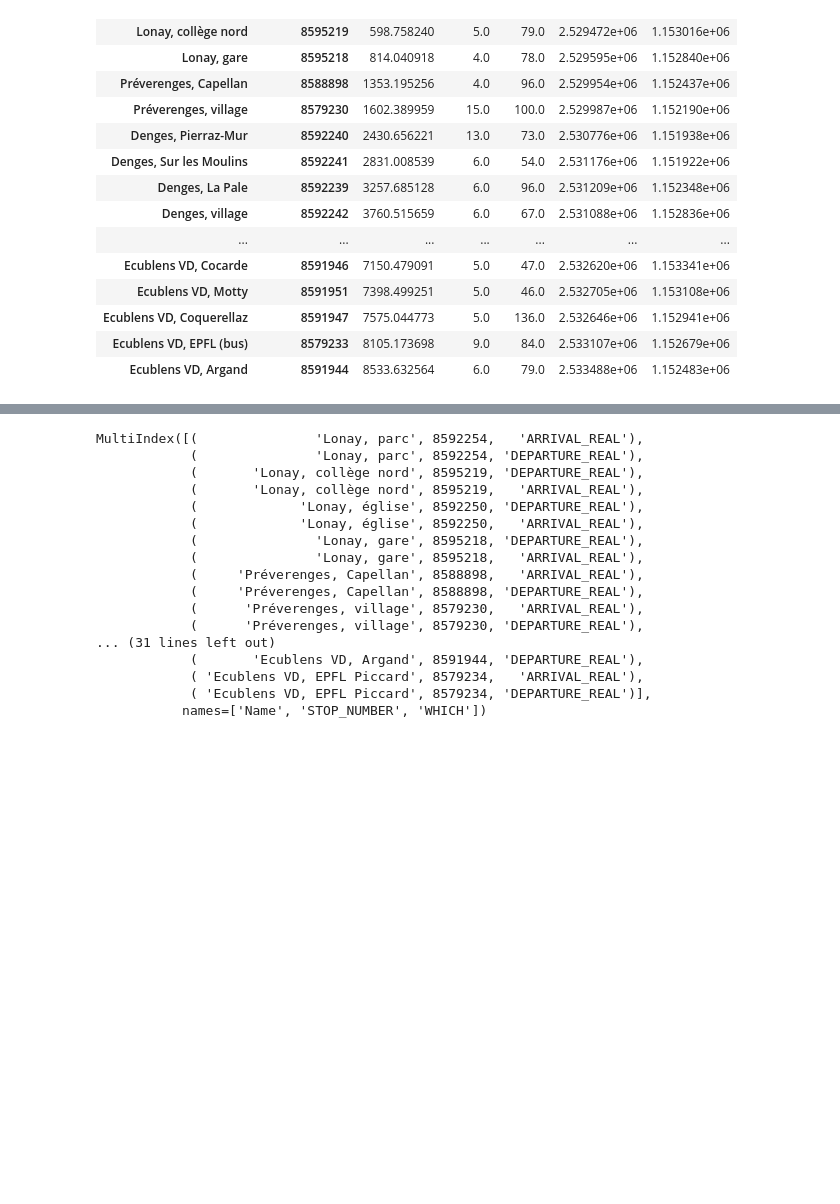
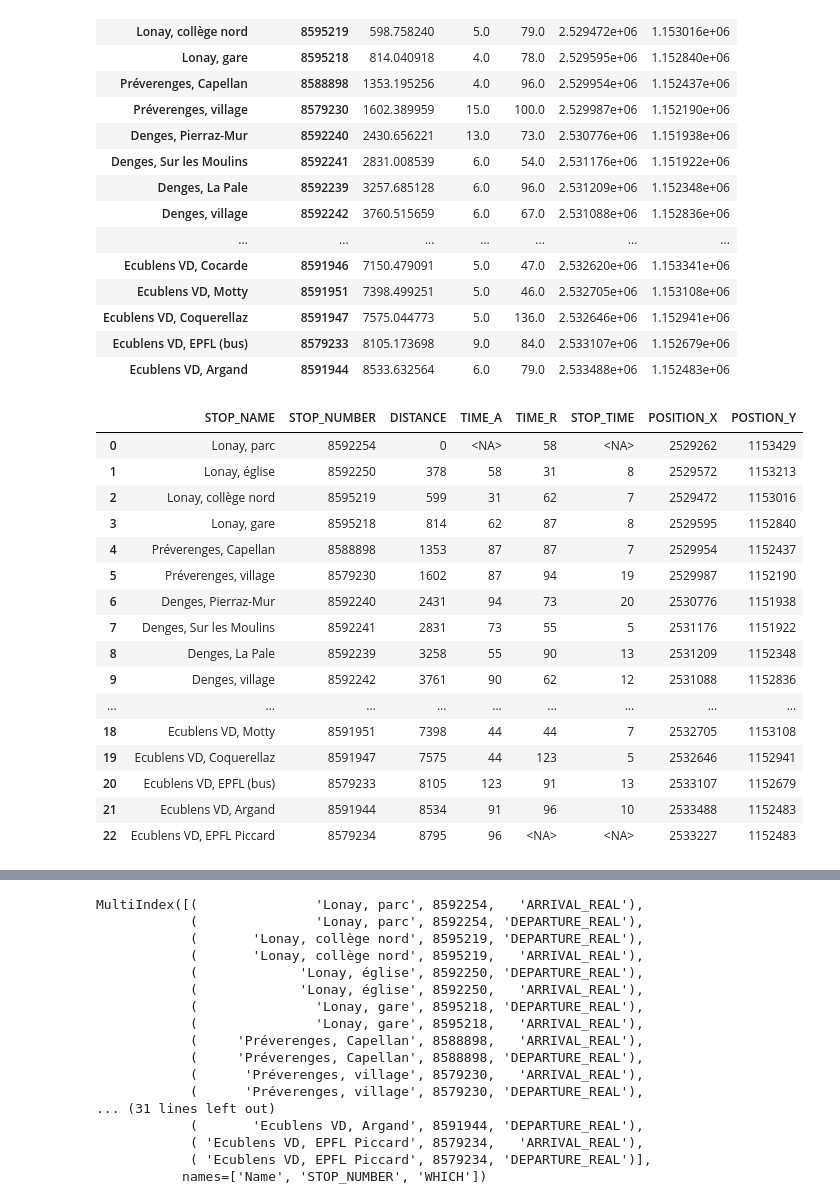
Before and after one commit to merlebleue/DRONES-AND-BUS, a Jupyter notebook: demo.ipynb, the cells around one changed output, grey strips where cells are left out. Cells and saved outputs as stored; diff of their text form; code cells hidden in the pictures; blank space fills up the shorter version.

```diff
--- a/demo.ipynb
+++ b/demo.ipynb
@@ -52,0 +200,22 @@ df.loc[(slice(None), slice(None), "DEPARTURE_REAL")]
+# %%
+path = ecublens.path_join("TP_Simple", f"{705}_real.csv")
+df = pd.read_csv(path).convert_dtypes()
+df
+# %% [output]
+|  | STOP_NAME | STOP_NUMBER | DISTANCE | TIME_A | TIME_R | STOP_TIME | POSITION_X | POSTION_Y |
+| 0 | Lonay, parc | 8592254 | 0 | <NA> | 58 | <NA> | 2529262 | 1153429 |
+| 1 | Lonay, église | 8592250 | 378 | 58 | 31 | 8 | 2529572 | 1153213 |
+| 2 | Lonay, collège nord | 8595219 | 599 | 31 | 62 | 7 | 2529472 | 1153016 |
+| 3 | Lonay, gare | 8595218 | 814 | 62 | 87 | 8 | 2529595 | 1152840 |
+| 4 | Préverenges, Capellan | 8588898 | 1353 | 87 | 87 | 7 | 2529954 | 1152437 |
+| 5 | Préverenges, village | 8579230 | 1602 | 87 | 94 | 19 | 2529987 | 1152190 |
+| 6 | Denges, Pierraz-Mur | 8592240 | 2431 | 94 | 73 | 20 | 2530776 | 1151938 |
+| 7 | Denges, Sur les Moulins | 8592241 | 2831 | 73 | 55 | 5 | 2531176 | 1151922 |
+| 8 | Denges, La Pale | 8592239 | 3258 | 55 | 90 | 13 | 2531209 | 1152348 |
+| 9 | Denges, village | 8592242 | 3761 | 90 | 62 | 12 | 2531088 | 1152836 |
+| ... | ... | ... | ... | ... | ... | ... | ... | ... |
+| 18 | Ecublens VD, Motty | 8591951 | 7398 | 44 | 44 | 7 | 2532705 | 1153108 |
+| 19 | Ecublens VD, Coquerellaz | 8591947 | 7575 | 44 | 123 | 5 | 2532646 | 1152941 |
+| 20 | Ecublens VD, EPFL (bus) | 8579233 | 8105 | 123 | 91 | 13 | 2533107 | 1152679 |
+| 21 | Ecublens VD, Argand | 8591944 | 8534 | 91 | 96 | 10 | 2533488 | 1152483 |
+| 22 | Ecublens VD, EPFL Piccard | 8579234 | 8795 | 96 | <NA> | <NA> | 2533227 | 1152483 |
```
Also changed, not shown: parts of 9 cells of this notebook, 56 other files.
